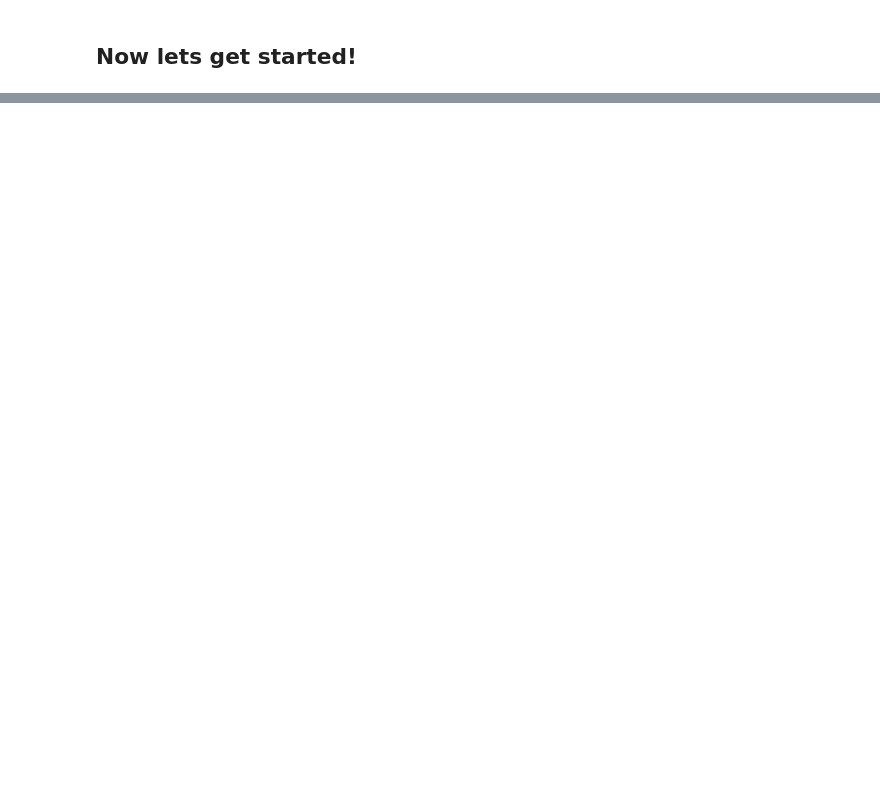
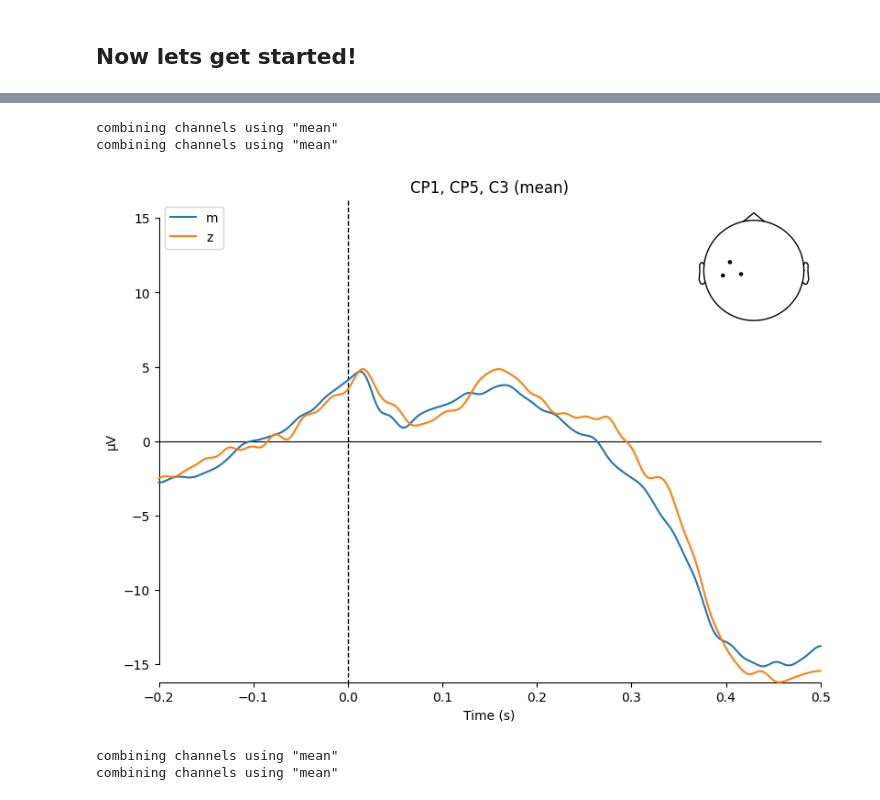
Before and after one commit to laurabpaulsen/LaCoBra-E24, a Jupyter notebook: EEG-analysis-grouplvl/multiple_subjects.ipynb, the cells around one changed output, grey strips where cells are left out. Cells and saved outputs as stored; diff of their text form; code cells hidden in the pictures; blank space fills up the shorter version.

```diff
--- a/EEG-analysis-grouplvl/multiple_subjects.ipynb
+++ b/EEG-analysis-grouplvl/multiple_subjects.ipynb
@@ -211,0 +145,20 @@ all_epochs = mne.concatenate_epochs([params["epochs"] for params in subjects.val
+# %%
+mne.viz.plot_compare_evokeds(
+    dict(m=m_evoked, z=z_evoked),
+    legend='upper left', show_sensors='upper right',
+    combine = "mean", # plotting mean instead of GFP (global field power)
+    picks = ["CP1", "CP5", "C3"] # sensors over left motor cortex
+    );
+
+mne.viz.plot_compare_evokeds(
+    dict(m=m_evoked, z=z_evoked),
+    legend='upper left', show_sensors='upper right',
+    combine = "mean", # plotting mean instead of GFP (global field power)
+    picks = ["CP2", "CP6", "C4"] # sensors over right motor cortex
+    );
+# %% [output]
+combining channels using "mean"
+combining channels using "mean"
+[figure, added]
+combining channels using "mean"
+combining channels using "mean"
```
Also changed, not shown: parts of 15 cells of this notebook.
